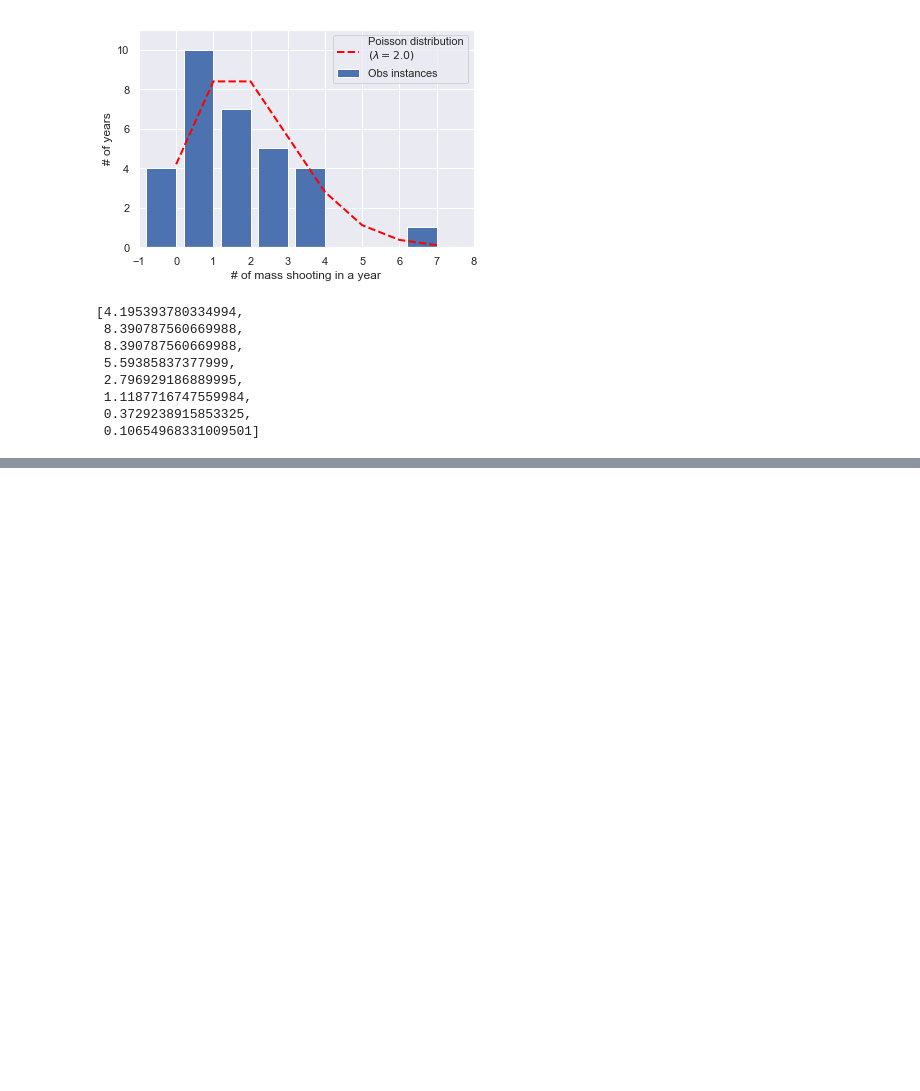
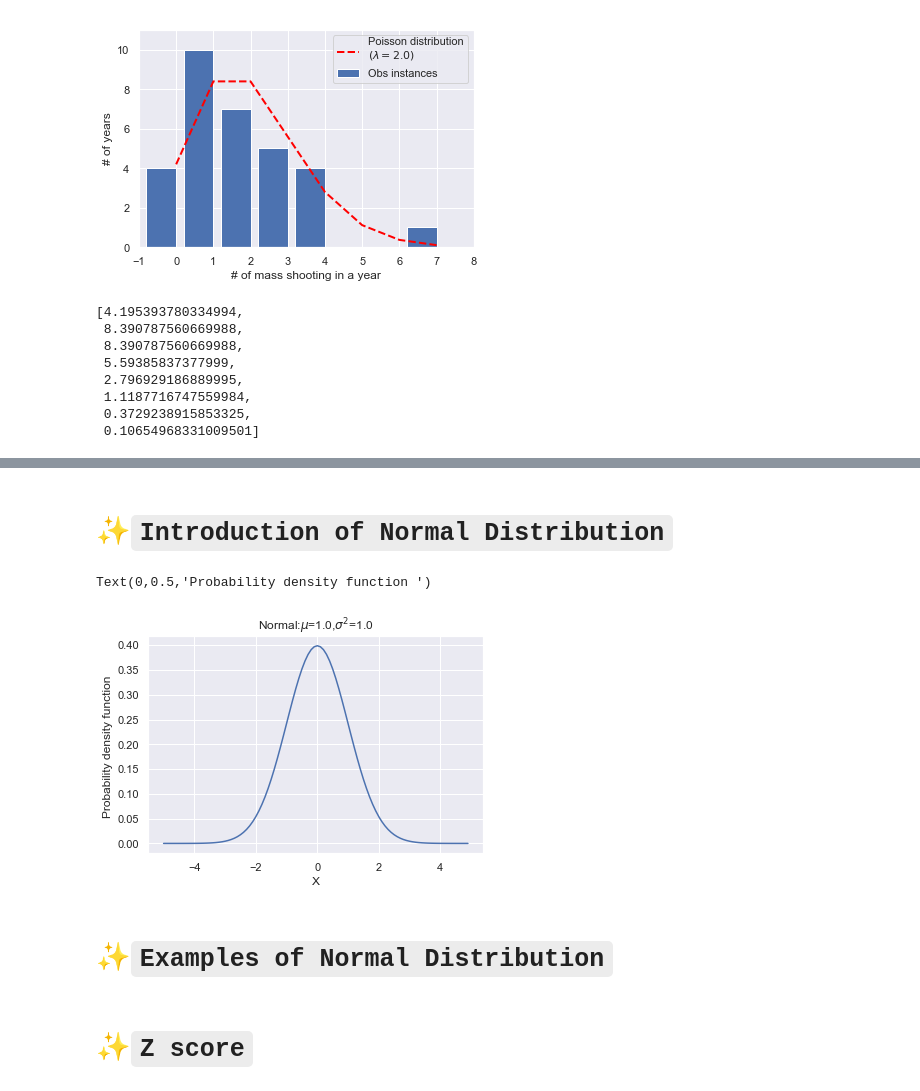
Before and after one commit to Randallzoeng/StatisticsInference, a Jupyter notebook: 🔰PracticeOnStat.ipynb, the cells around one changed output, grey strips where cells are left out. Cells and saved outputs as stored; diff of their text form; code cells hidden in the pictures; blank space fills up the shorter version.

```diff
--- a/🔰PracticeOnStat.ipynb
+++ b/🔰PracticeOnStat.ipynb
@@ -369,0 +385,25 @@ plt.show()
+# %% [markdown]
+# ✨`Introduction of Normal Distribution`
+# %%
+import scipy.stats as scipy_stat
+import numpy as np
+mu = 1
+sigma = 1
+X = np.arange(-5,5,0.1)
+Y = scipy_stat.norm.pdf(X,0,1) #Probability density function at x of the given RV.
+# %%
+%matplotlib inline
+import matplotlib.pyplot as plt
+import seaborn as sns; sns.set()
+
+plt.plot(X,Y)
+plt.title('Normal:$\mu$=%.1f,$\sigma^2$=%.1f'%(mu,sigma))
+plt.xlabel('X')
+plt.ylabel('Probability density function ')
+# %% [output]
+Text(0,0.5,'Probability density function ')
+[figure, added]
+# %% [markdown]
+# ✨`Examples of Normal Distribution`
+# %% [markdown]
+# ✨`Z score`
```
Also changed, not shown: parts of 14 cells of this notebook.
